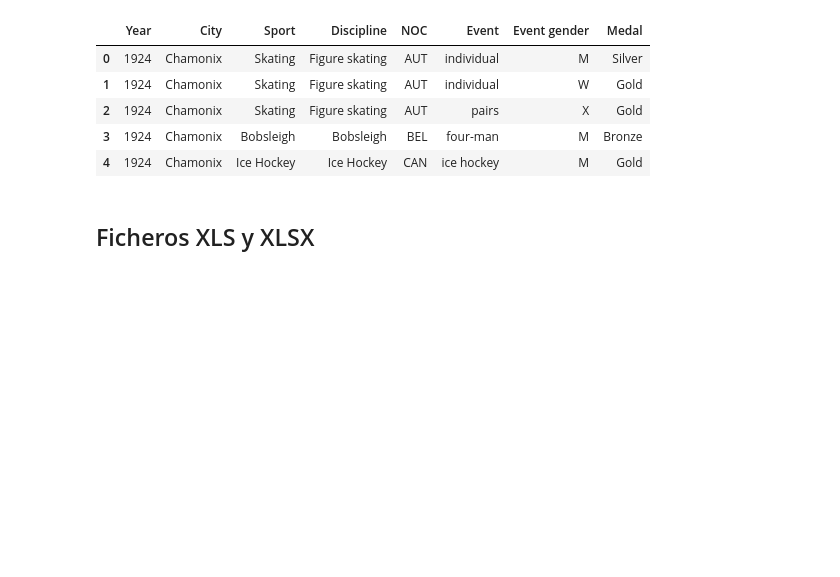
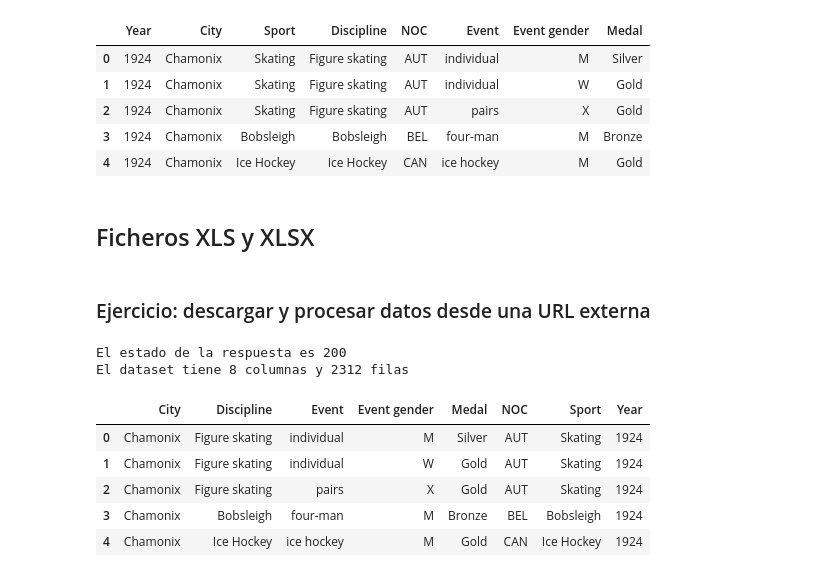
Before and after one commit to ososuna/python-ml, a Jupyter notebook: notebooks/T1 - 1 - Data Cleaning.ipynb, the cells around one changed output. Drawn from its saved outputs; the diff is of its cells as text; code cells hidden in the pictures; blank space fills up the shorter version.

Commit message:
Notebooks de data cleaning

```diff
--- a/notebooks/T1 - 1 - Data Cleaning.ipynb
+++ b/notebooks/T1 - 1 - Data Cleaning.ipynb
@@ -193,3 +193,57 @@ titanic3.to_csv(main_path + "/titanic/titanic_custom.csv")
 titanic3.to_excel(main_path + "/titanic/titanic_custom.xls")
 # %%
 titanic3.to_json(main_path + "/titanic/titanic_custom.json")
+# %% [markdown]
+### Ejercicio: descargar y procesar datos desde una URL externa
+# %%
+# Primero importamos la librería y hacemos la conexión con la web de los datos
+import urllib3
+import csv
+http = urllib3.PoolManager()
+r = http.request('GET', medals_url)
+print('El estado de la respuesta es {}'.format(r.status))
+response = r.data
+
+# El objeto response contiene un string binario, lo convertimos a un string descodificándolo en UTF-8
+str_data = response.decode('utf-8')
+
+# Dividimos el string en un array de filas, separándolo por intros
+lines = str_data.split('\n')
+
+# La primera línea contiene la cabecera, así que la extraemos
+col_names = lines[0].split(',')
+
+# Generamos un diccionario vacío donde irá la información procesada desde la URL externa
+medals_dict = {}
+counter = 0
+for col in col_names:
+    medals_dict[col] = []
+
+# Procesamos fila a fila la información para ir rellenando el diccionario con los datos
+for line in lines:
+    # Nos saltamos la primera línea que es la que contiene la cabecera y ya tenemos procesada
+    if counter > 0:
+        # Dividimos cada string por las comas como elemento separador
+        values = line.strip().split(',')
+        # Añadimos cada valor a su respectiva columna del diccionario
+        for i in range(len(col_names)):
+            medals_dict[col_names[i]].append(values[i])
+    counter += 1
+
+print('El dataset tiene {} columnas y {} filas'.format(len(col_names), counter))
+
+# Convertimos el diccionario procesado a Data Frame y comprobamos que los datos son correctos
+medals_df = pd.DataFrame(medals_dict)
+medals_df.head()
+
+# Elegimos donde guardarlo (en la carpeta athletes es donde tiene más sentido por el contexto del análisis)
+mainpath
+# %% [output]
+El estado de la respuesta es 200
+El dataset tiene 8 columnas y 2312 filas
+|  | City | Discipline | Event | Event gender | Medal | NOC | Sport | Year |
+| 0 | Chamonix | Figure skating | individual | M | Silver | AUT | Skating | 1924 |
+| 1 | Chamonix | Figure skating | individual | W | Gold | AUT | Skating | 1924 |
+| 2 | Chamonix | Figure skating | pairs | X | Gold | AUT | Skating | 1924 |
+| 3 | Chamonix | Bobsleigh | four-man | M | Bronze | BEL | Bobsleigh | 1924 |
+| 4 | Chamonix | Ice Hockey | ice hockey | M | Gold | CAN | Ice Hockey | 1924 |
```
